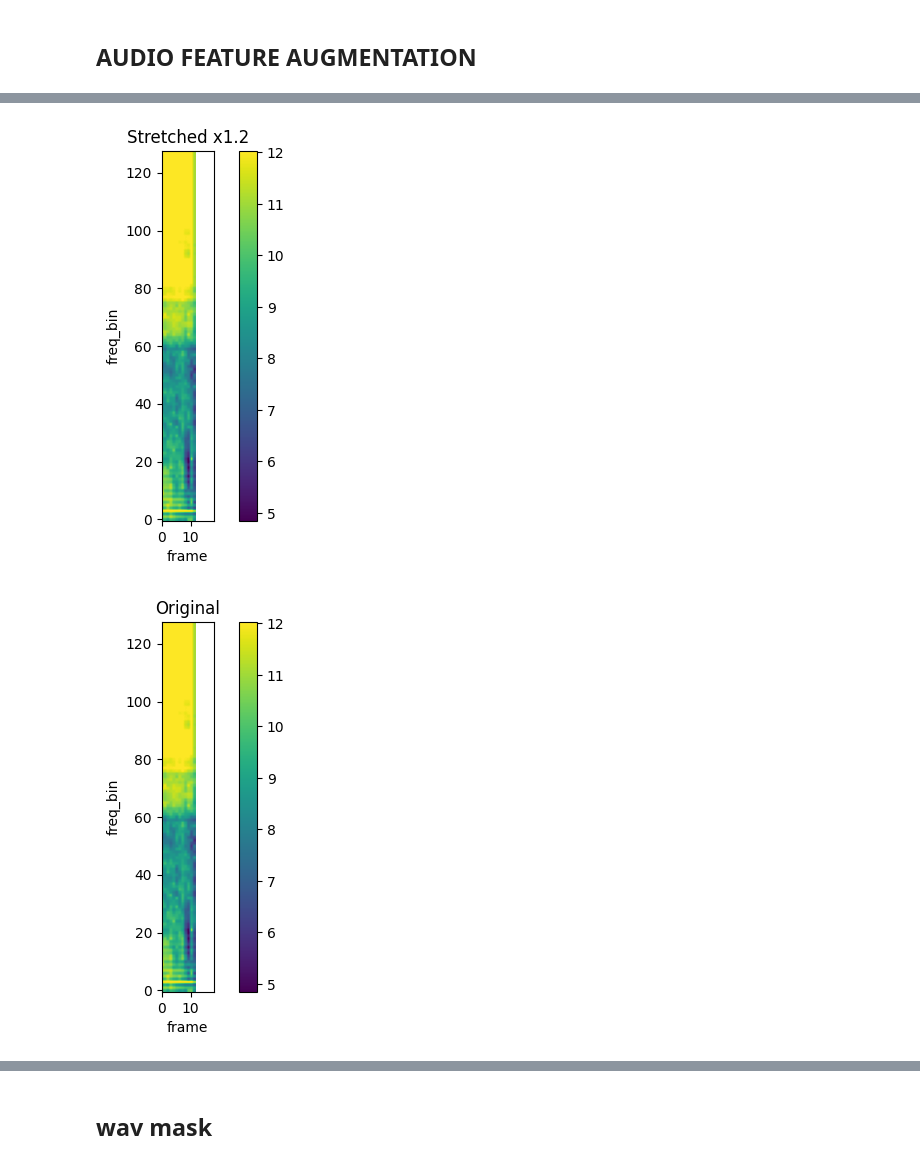
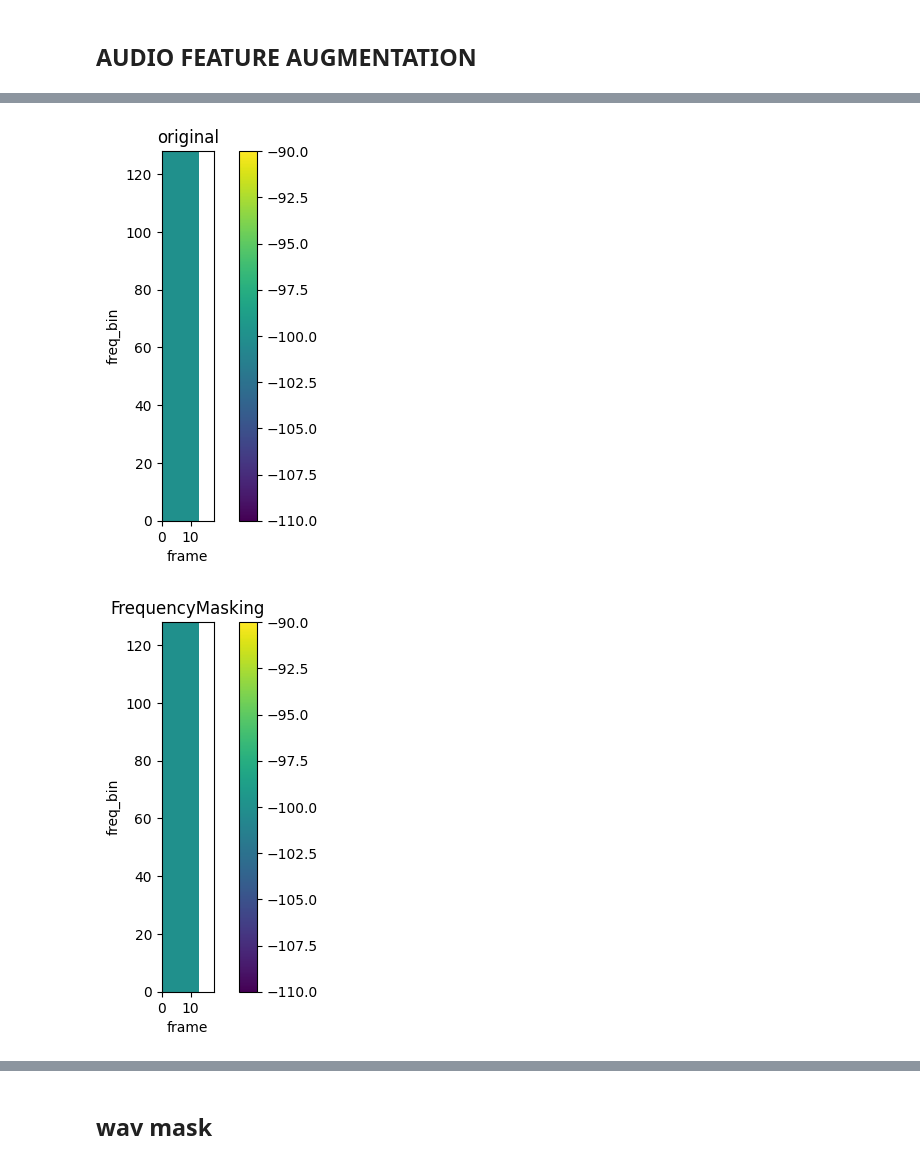
Before and after one commit to lsl198651/BEATs, a Jupyter notebook: BEATs_try.ipynb, the cells around one changed output, grey strips where cells are left out. Saved outputs shown, nothing was run; the diff lists cells and outputs as text; code cells hidden in the pictures.

```diff
--- a/BEATs_try.ipynb
+++ b/BEATs_try.ipynb
@@ -604,7 +604,8 @@ import librosa
 import matplotlib.pyplot as plt
 
 
-wav_path = r'D:\Shilong\murmur\03_circor_states\trainset\time_stretch1.2\9979_AV_Systolic_1_Present_Holosystolic.wav_time1.2.wav'
+wav_path = r'D:\Shilong\murmur\03_circor_states\trainset\volume2\9979_AV_Systolic_1_Present_Holosystolic.wav_volume2.wav'
+wav_path2 = r'D:\Shilong\murmur\03_circor_states\trainset\present\9979_AV_Systolic_1_Present_Holosystolic.wav'
 def get_spectrogram(
     n_fft=400,
     win_len=None,
@@ -643,15 +644,18 @@ def plot_spectrogram(spec, title=None, ylabel="freq_bin", aspect="auto", xmax=No
 
 # TimeStretch
 
-spec = get_spectrogram(power=None)
+spec = get_spectrogram()
+spec2 = get_spectrogram(path=wav_path2)
 stretch = T.TimeStretch(n_freq = 128)
+
 
 rate = 1.2
 spec_ = stretch(spec, rate)
+
 plot_spectrogram(torch.abs(spec_[0]), title=f"Stretched x{rate}", aspect="equal", xmax=18)
 
-plot_spectrogram(torch.abs(spec[0]), title="x1.2", aspect="equal", xmax=18)
-
+plot_spectrogram(torch.abs(spec[0]), title="origin", aspect="equal", xmax=18)
+plot_spectrogram(torch.abs(spec2[0]), title="origin2", aspect="equal", xmax=18)
 rate = 0.8
 spec_ = stretch(spec, rate)
 plot_spectrogram(torch.abs(spec_[0]), title=f"Stretched x{rate}", aspect="equal", xmax=18)
@@ -664,44 +669,45 @@ plot_spectrogram(torch.abs(spec_[0]), title=f"Stretched x{rate}", aspect="equal"
 # %%
 import librosa
 import matplotlib.pyplot as plt
 import torchaudio.compliance.kaldi as ta_kaldi
+import torchaudio
+import torch
+wav_path = r'D:\Shilong\murmur\03_circor_states\trainset\present\9979_AV_Systolic_1_Present_Holosystolic.wav'
+waveform,_=torchaudio.load(wav_path)
+waveform = torchaudio.transforms.Resample(4000, 16000)(waveform)
 
-wav_path = r'D:\Shilong\murmur\03_circor_states\Absent\2530\2530_AV\2530_AV_Diastolic_10_Absent_nan.wav'
-waveform,_=torchaudio.load(wav_path)
-
-waveform = torchaudio.transforms.Resample(4000, 16000)(waveform)
-fbank = ta_kaldi.fbank(
-                waveform,
-                num_mel_bins=128,
-                sample_frequency=16000,
-                frame_length=25,
-                frame_shift=10,
-            )
-fbank = torch.transpose(fbank, 0, 1)
-fbank = fbank.unsqueeze(0)
-stretch = T.TimeStretch(n_freq = 128)
-
-def plot_spectrogram(spec, title=None, ylabel="freq_bin", aspect="auto", xmax=None):
+def plot_spectrogram(spec, title=None, ylabel="freq_bin", aspect="auto", xmax=None,ymax=128):
     fig, axs = plt.subplots(1, 1)
     axs.set_title(title or "Spectrogram (db)")
     axs.set_ylabel(ylabel)
     axs.set_xlabel("frame")
     im = axs.imshow(librosa.power_to_db(spec), origin="lower", aspect=aspect)
     if xmax:
         axs.set_xlim((0, xmax))
+    axs.set_ylim((0,ymax))
     fig.colorbar(im, ax=axs)
     plt.show(block=False)
+fbank = torchaudio.compliance.kaldi.fbank(
+                waveform,
+                num_mel_bins=128,
+                sample_frequency=16000,
+                frame_length=25,
+                frame_shift=10,
+            )
+# melspec= torchaudio.transforms.MelSpectrogram()
+# spectrogram = torchaudio.transforms.Spectrogram()
+fmasking = torchaudio.transforms.FrequencyMasking(freq_mask_param=10)
+tmasking = torchaudio.transforms.TimeMasking(time_mask_param=0)
+# original = melspec(waveform)
+fbank = torch.transpose(fbank, 0, 1)
+masked = fmasking(fbank)
 
-rate = 1.2
-fbank = stretch(fbank, rate)
-# fbank = torch.transpose(fbank, 0, 1)
-plot_spectrogram(torch.abs(fbank[0]), title=f"Stretched x{rate}", aspect="equal", xmax=18)
+# masked = tmasking(masked)
+original=original.squeeze(0)
+masked=masked.squeeze(0)
 
-plot_spectrogram(torch.abs(fbank[0]), title="Original", aspect="equal", xmax=18)
-
-rate = 0.9
-fbank = stretch(fbank, rate)
-plot_spectrogram(torch.abs(fbank[0]), title=f"Stretched x{rate}", aspect="equal", xmax=18)
+plot_spectrogram(fbank, title="original", aspect="equal", xmax=18)
+plot_spectrogram(masked, title="FrequencyMasking", aspect="equal", xmax=18)
 # %% [output]
-[figure, old version]
+[figure, new version]
-[figure, old version]
+[figure, new version]
```
Also changed, not shown: parts of 4 cells of this notebook.
